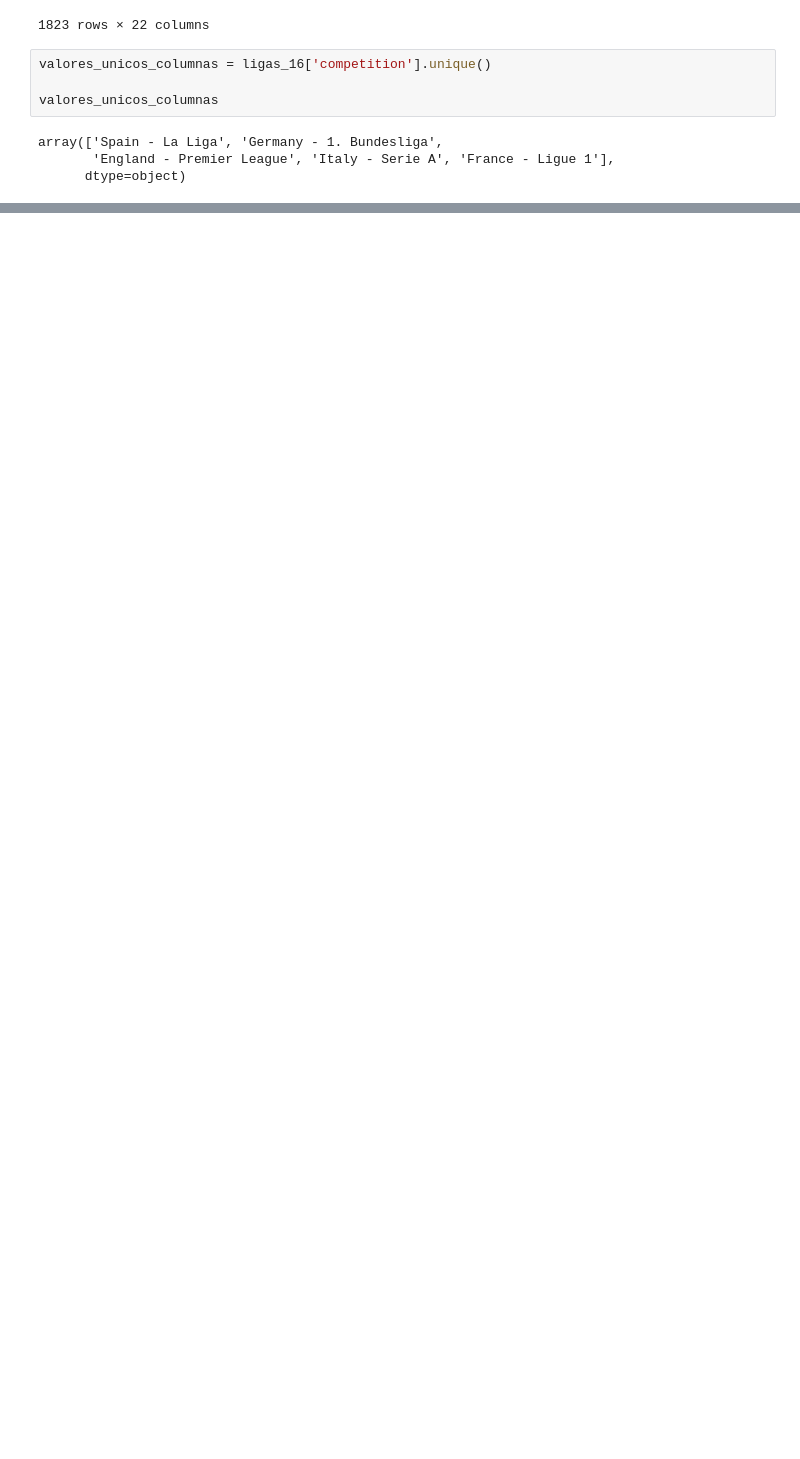
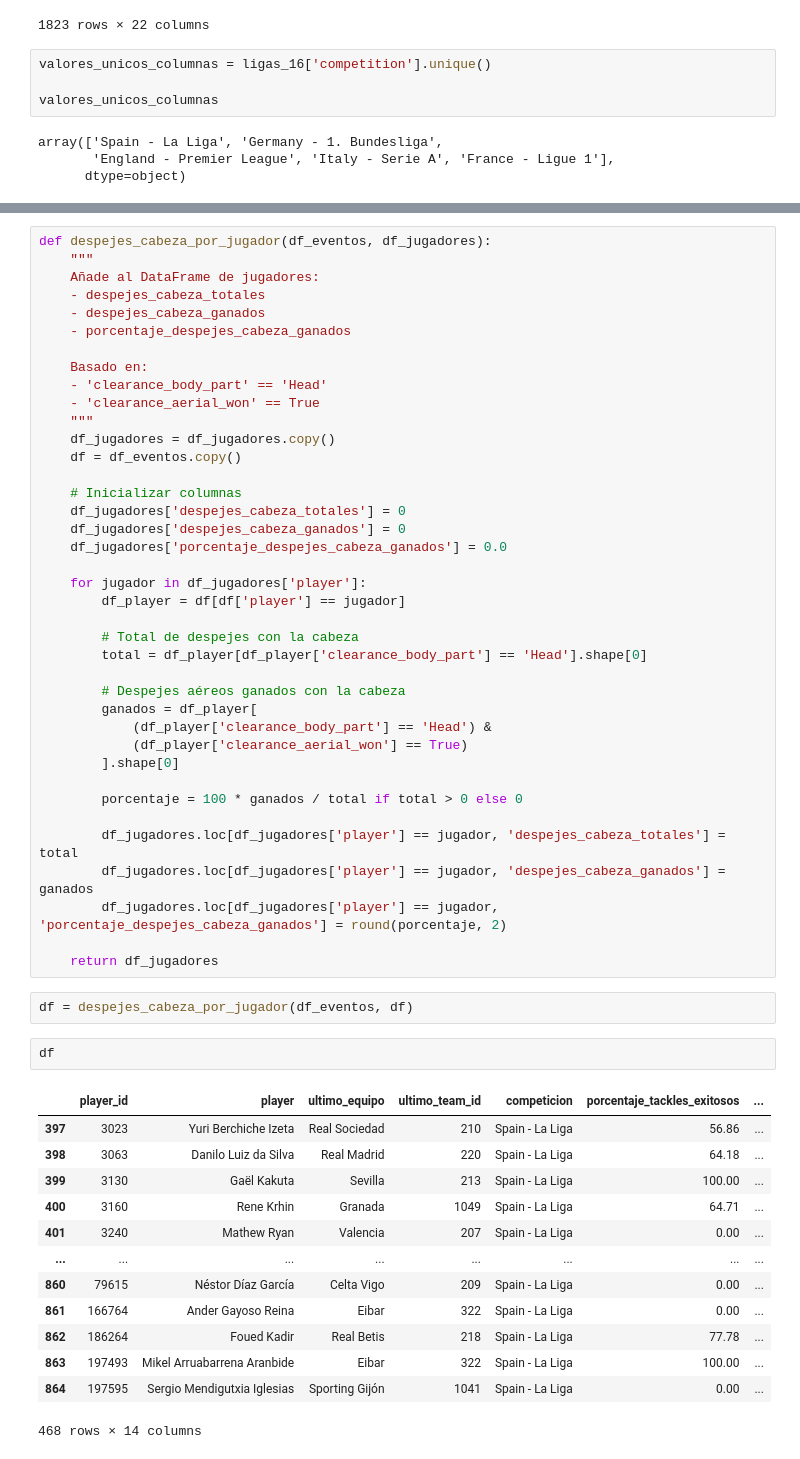
Before and after one commit to Germiprogramer/TFG-Agente-de-Scouting, a Jupyter notebook: datos_estadisticas.ipynb, the cells around one changed output, grey strips where cells are left out. Cells and saved outputs as stored; diff of their text form; blank space fills up the shorter version.

```diff
--- a/datos_estadisticas.ipynb
+++ b/datos_estadisticas.ipynb
@@ -60,0 +484,57 @@ array(['Spain - La Liga', 'Germany - 1. Bundesliga',
+# %%
+def despejes_cabeza_por_jugador(df_eventos, df_jugadores):
+    """
+    Añade al DataFrame de jugadores:
+    - despejes_cabeza_totales
+    - despejes_cabeza_ganados
+    - porcentaje_despejes_cabeza_ganados
+
+    Basado en:
+    - 'clearance_body_part' == 'Head'
+    - 'clearance_aerial_won' == True
+    """
+    df_jugadores = df_jugadores.copy()
+    df = df_eventos.copy()
+
+    # Inicializar columnas
+    df_jugadores['despejes_cabeza_totales'] = 0
+    df_jugadores['despejes_cabeza_ganados'] = 0
+    df_jugadores['porcentaje_despejes_cabeza_ganados'] = 0.0
+
+    for jugador in df_jugadores['player']:
+        df_player = df[df['player'] == jugador]
+
+        # Total de despejes con la cabeza
+        total = df_player[df_player['clearance_body_part'] == 'Head'].shape[0]
+
+        # Despejes aéreos ganados con la cabeza
+        ganados = df_player[
+            (df_player['clearance_body_part'] == 'Head') &
+            (df_player['clearance_aerial_won'] == True)
+        ].shape[0]
+
+        porcentaje = 100 * ganados / total if total > 0 else 0
+
+        df_jugadores.loc[df_jugadores['player'] == jugador, 'despejes_cabeza_totales'] = total
+        df_jugadores.loc[df_jugadores['player'] == jugador, 'despejes_cabeza_ganados'] = ganados
+        df_jugadores.loc[df_jugadores['player'] == jugador, 'porcentaje_despejes_cabeza_ganados'] = round(porcentaje, 2)
+
+    return df_jugadores
+# %%
+df = despejes_cabeza_por_jugador(df_eventos, df)
+# %%
+df
+# %% [output]
+|  | player_id | player | ultimo_equipo | ultimo_team_id | competicion | porcentaje_tackles_exitosos | ... |
+| 397 | 3023 | Yuri Berchiche Izeta | Real Sociedad | 210 | Spain - La Liga | 56.86 | ... |
+| 398 | 3063 | Danilo Luiz da Silva | Real Madrid | 220 | Spain - La Liga | 64.18 | ... |
+| 399 | 3130 | Gaël Kakuta | Sevilla | 213 | Spain - La Liga | 100.00 | ... |
+| 400 | 3160 | Rene Krhin | Granada | 1049 | Spain - La Liga | 64.71 | ... |
+| 401 | 3240 | Mathew Ryan | Valencia | 207 | Spain - La Liga | 0.00 | ... |
+| ... | ... | ... | ... | ... | ... | ... | ... |
+| 860 | 79615 | Néstor Díaz García | Celta Vigo | 209 | Spain - La Liga | 0.00 | ... |
+| 861 | 166764 | Ander Gayoso Reina | Eibar | 322 | Spain - La Liga | 0.00 | ... |
+| 862 | 186264 | Foued Kadir | Real Betis | 218 | Spain - La Liga | 77.78 | ... |
+| 863 | 197493 | Mikel Arruabarrena Aranbide | Eibar | 322 | Spain - La Liga | 100.00 | ... |
+| 864 | 197595 | Sergio Mendigutxia Iglesias | Sporting Gijón | 1041 | Spain - La Liga | 0.00 | ... |
+468 rows × 14 columns
```
Also changed, not shown: parts of 30 cells of this notebook, 2 other files.
